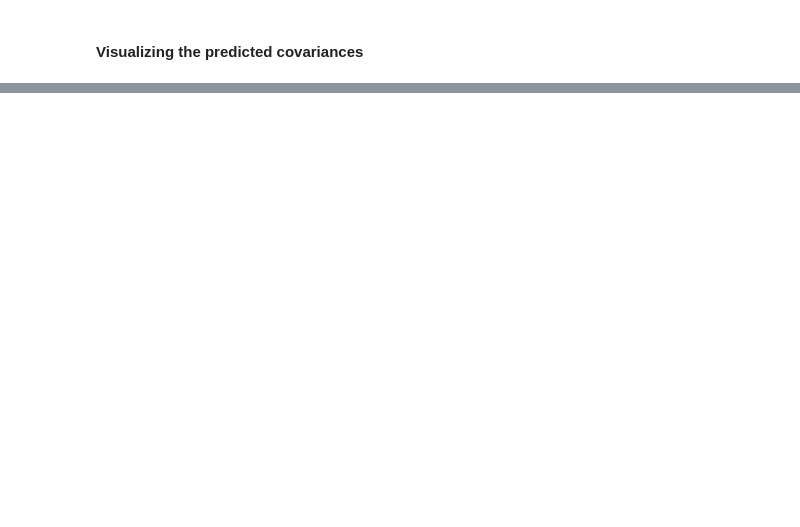
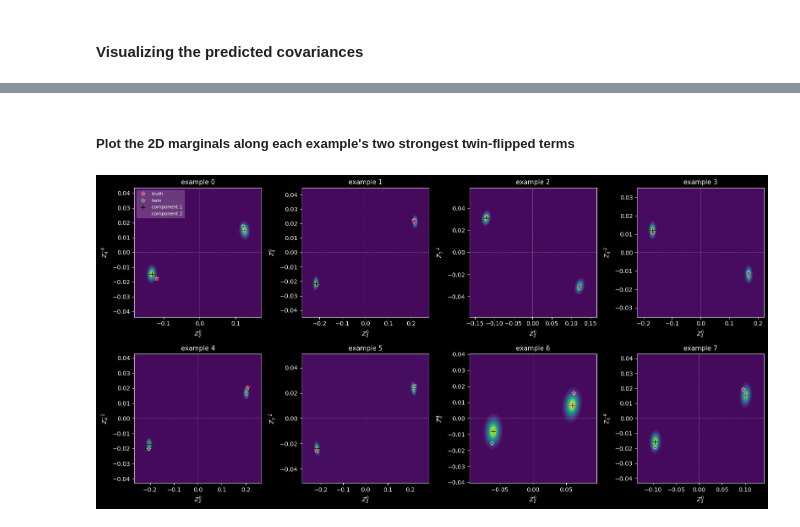
Before and after one commit to walterfu1064/cynosure, a Jupyter notebook: examples/zstack_decoding/example_2d.ipynb, the cells around one changed output, grey strips where cells are left out. Drawn from its saved outputs; the diff is of its cells as text; code cells hidden in the pictures; blank space fills up the shorter version.

```diff
--- a/examples/zstack_decoding/example_2d.ipynb
+++ b/examples/zstack_decoding/example_2d.ipynb
@@ -211,0 +268,48 @@ for i, (fig, alloc) in enumerate(zip(fig_list, mixture.probs.mean(0))):
+# %% [markdown]
+##### Plot the 2D marginals along each example's two strongest twin-flipped terms
+# %%
+diff = (true_coefs - twin_coefs).abs()
+dims_of_interest = diff.topk(2, dim=1).indices.sort(dim=1).values  # [B, 2] strongest twin-flipped coefs per example
+
+mixture = solver.predict_distribution(images)
+probs = mixture.mixture_distribution.probs.cpu()  # [B, K]
+means = mixture.component_distribution.mean.cpu()  # [B, K, N]
+covs = mixture.component_distribution.covariance_matrix.cpu()  # [B, K, N, N]
+# %%
+resolution = 201
+panel_size = 4
+fig, axarr = pyplot.subplots(2, batch_size//2, figsize=(batch_size//2*panel_size, panel_size*2))
+
+for bidx, ax in enumerate(axarr.ravel()):
+    dims = dims_of_interest[bidx].tolist()
+    mu2 = means[bidx][:, dims]  # [K, 2]
+    cov2 = covs[bidx][:, dims][:, :, dims]  # [K, 2, 2]
+
+    anchors = torch.cat([mu2, true_coefs.cpu()[None, bidx, dims], twin_coefs.cpu()[None, bidx, dims]])
+    spread = 3 * cov2.diagonal(dim1=-2, dim2=-1).sqrt().max()
+    lo, hi = anchors.amin(0) - spread, anchors.amax(0) + spread
+
+    grid_x = torch.linspace(lo[0].item(), hi[0].item(), resolution) * 1.2
+    grid_y = torch.linspace(lo[1].item(), hi[1].item(), resolution) * 1.2
+    mesh = torch.stack(torch.meshgrid(grid_x, grid_y, indexing="xy"), dim=-1)
+    marginal = torch.distributions.MultivariateNormal(mu2, covariance_matrix=cov2)
+    pdf = (probs[bidx] * marginal.log_prob(mesh.reshape(-1, 1, 2)).exp()).sum(-1).reshape(resolution, resolution)
+
+    ax.contourf(grid_x.numpy(), grid_y.numpy(), pdf.numpy(force=True), levels=20)
+
+    ax.plot(*true_coefs.numpy(force=True)[bidx, dims], "*", color="r", ms=8, label="truth", markeredgecolor="w", markeredgewidth=0.5)
+    ax.plot(*twin_coefs.numpy(force=True)[bidx, dims], "*", color="g", ms=8, label="twin", markeredgecolor="w", markeredgewidth=0.5)
+
+    ax.plot(*mu2.numpy(force=True)[0], "+", color="k", ms=8, label="component 1")
+    ax.plot(*mu2.numpy(force=True)[1], "+", color="m", ms=8, label="component 2")
+
+    ax.axhline(0, color="w", lw=0.5, ls="--", alpha=0.5)
+    ax.axvline(0, color="w", lw=0.5, ls="--", alpha=0.5)
+    ax.set_xlabel(kept_labels[dims[0]], size=10)
+    ax.set_ylabel(kept_labels[dims[1]], size=10)
+    ax.set_title(f"example {bidx}", size=11)
+
+axarr[0, 0].legend(loc="upper left", fontsize=8, facecolor="w", framealpha=0.2)
+fig.tight_layout()
+# %% [output]
+[figure, added]
```
Also changed, not shown: parts of 11 cells of this notebook.
